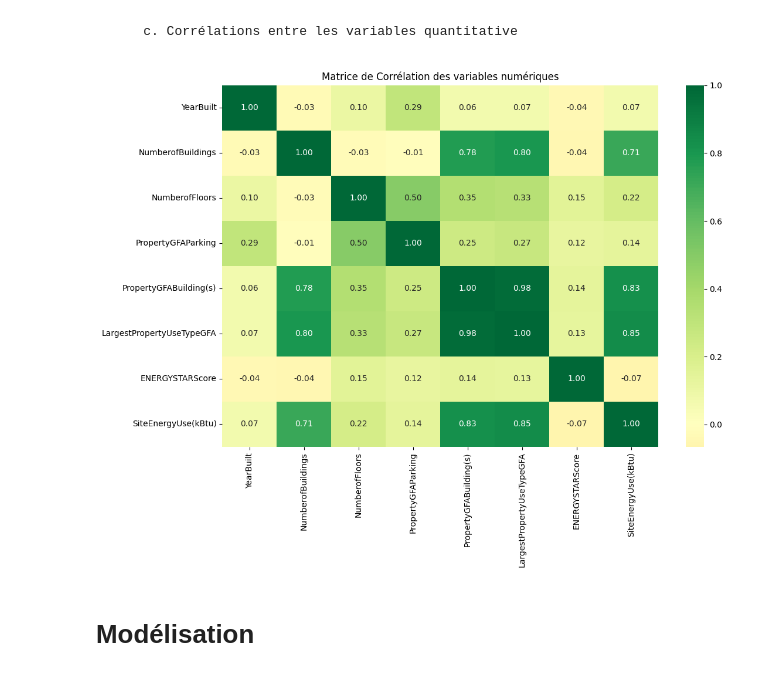
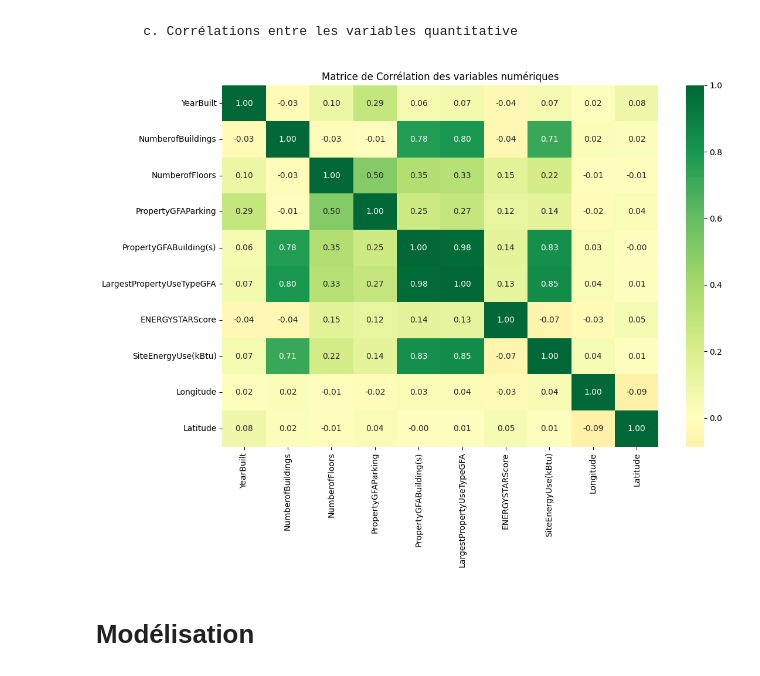
Before and after one commit to AxelFB1992/projet6, a Jupyter notebook: template_modelisation_supervisee.ipynb, the cells around one changed output. Saved outputs shown, nothing was run; the diff lists cells and outputs as text; code cells hidden in the pictures.

```diff
--- a/template_modelisation_supervisee.ipynb
+++ b/template_modelisation_supervisee.ipynb
@@ -477,3 +457,8 @@ KeyError: 'SteamUse(kBtu)'
+# %%
+# 1. Création des indicateurs binaires (Présence/Absence)
+filtered_6_building_consumption['Has_Steam'] = (filtered_6_building_consumption['SteamUse(kBtu)'] > 0).astype(int)
+filtered_6_building_consumption['Has_Gas'] = (filtered_6_building_consumption['NaturalGas(kBtu)'] > 0).astype(int)
+filtered_6_building_consumption['Has_Electricity'] = (filtered_6_building_consumption['Electricity(kBtu)'] > 0).astype(int)
 # %%
 # Liste des colonnes à supprimer
 cols_to_drop = [
@@ -781,22 +798,22 @@ plt.show()
 # %%
 # On ne garde que les colonnes numériques pour la corrélation
 cols_num = [
     'YearBuilt', 'NumberofBuildings', 'NumberofFloors',
     'PropertyGFAParking', 'PropertyGFABuilding(s)',
     'LargestPropertyUseTypeGFA', 'ENERGYSTARScore',
-    'SiteEnergyUse(kBtu)'
+    'SiteEnergyUse(kBtu)', 'Longitude', 'Latitude'
 ]
 
 # Calcul de la matrice de corrélation
 corr = filtered_12_building_consumption[cols_num].corr()
 
 # Affichage
 plt.figure(figsize=(12, 8))
 sns.heatmap(corr, annot=True, cmap='RdYlGn', fmt=".2f", center=0)
 plt.title('Matrice de Corrélation des variables numériques')
 plt.show()
 # %% [output]
-[figure, old version]
+[figure, new version]
 # %% [markdown]
 # Modélisation
 # %% [markdown]
```
Also changed, not shown: parts of 17 cells of this notebook, 1 other file.
